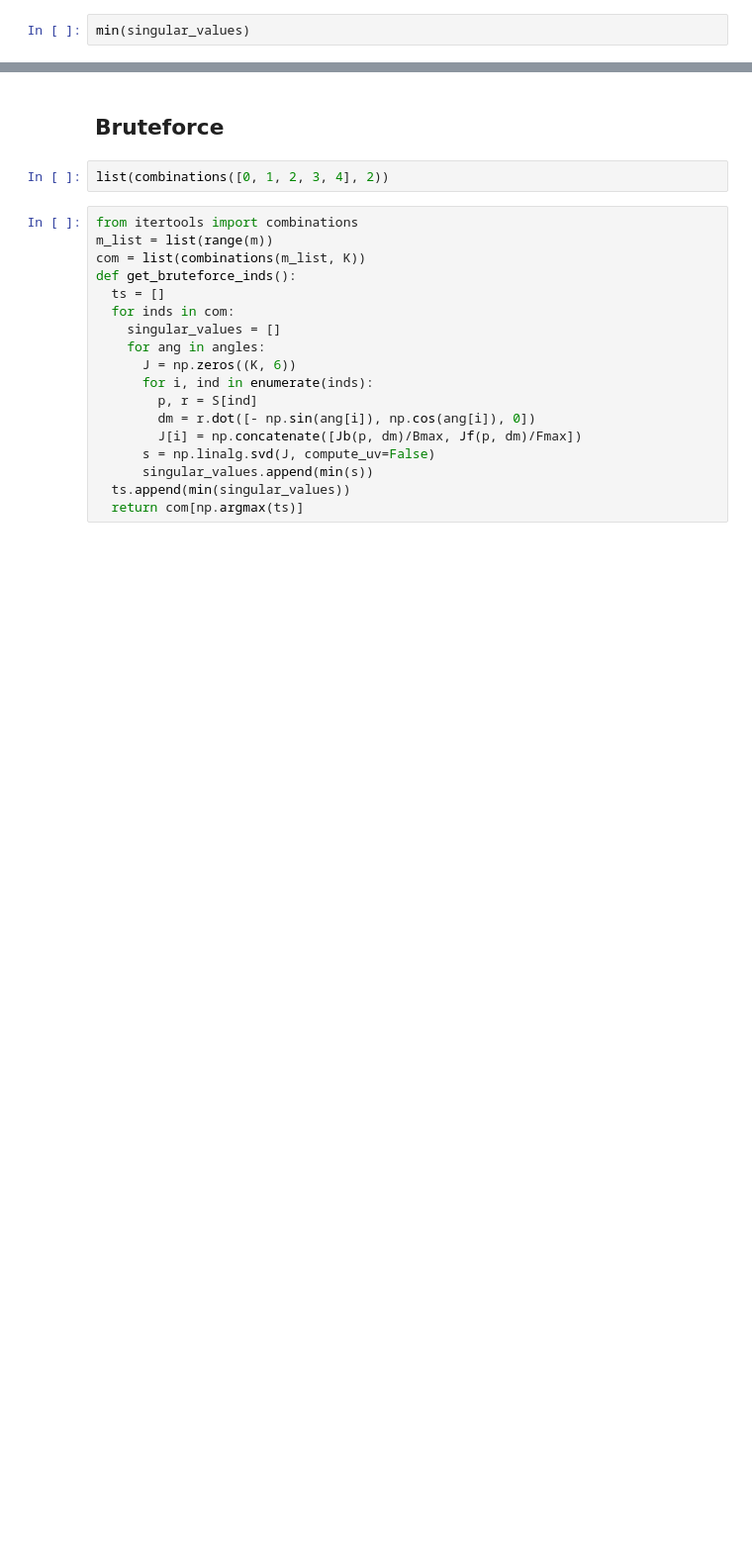
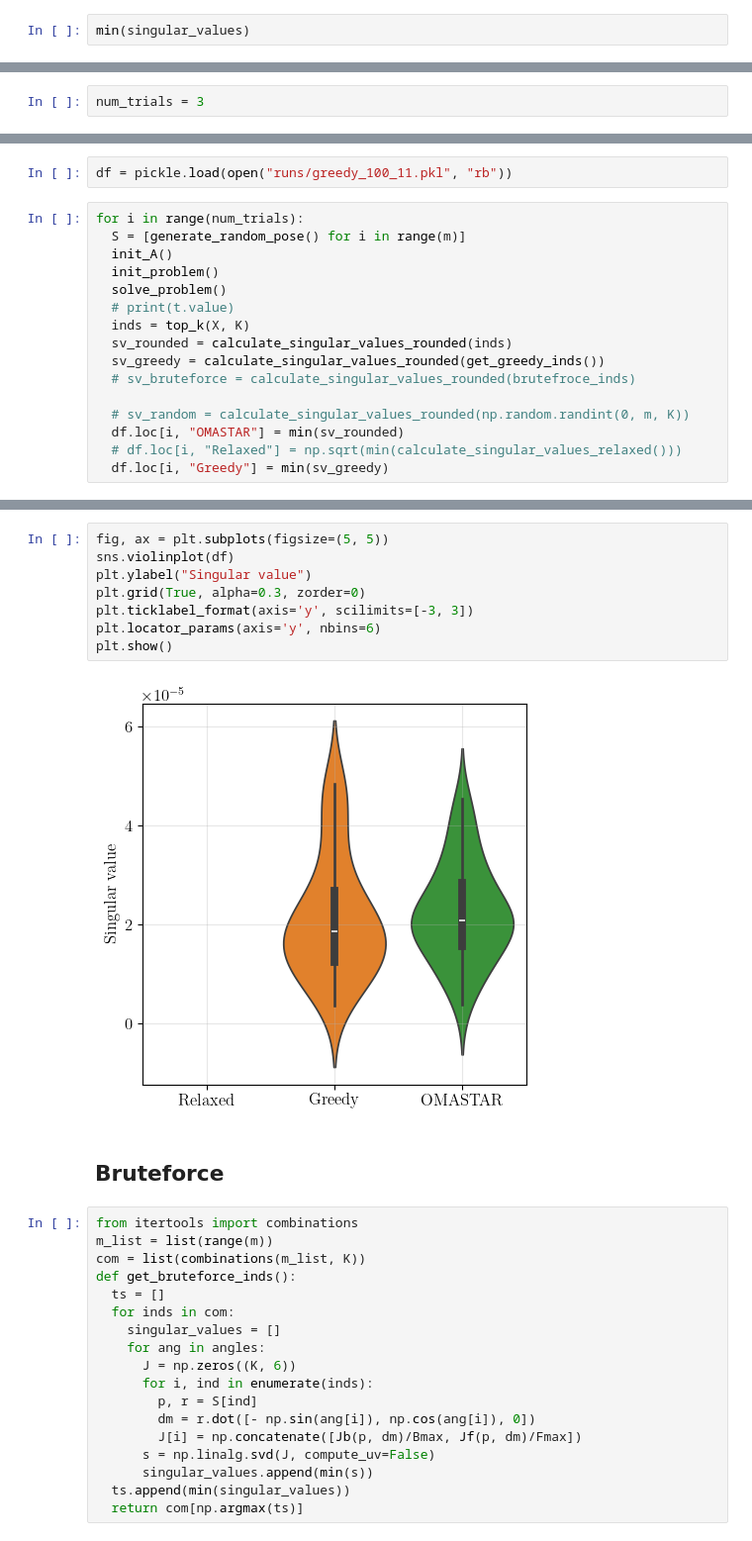
Before and after one commit to HeartLab-McMaster/MagnetOptimization, a Jupyter notebook: main.ipynb, the cells around one changed output, grey strips where cells are left out. Shown at 99% size. Cells and saved outputs as stored; diff of their text form; blank space fills up the shorter version.

```diff
--- a/main.ipynb
+++ b/main.ipynb
@@ -341,0 +400,2 @@ plt.show()
+# %%
+num_trials = 3
@@ -341,0 +406,18 @@ plt.show()
+# %%
+df = pickle.load(open("runs/greedy_100_11.pkl", "rb"))
+# %%
+for i in range(num_trials):
+  S = [generate_random_pose() for i in range(m)]
+  init_A()
+  init_problem()
+  solve_problem()
+  # print(t.value)
+  inds = top_k(X, K)
+  sv_rounded = calculate_singular_values_rounded(inds)
+  sv_greedy = calculate_singular_values_rounded(get_greedy_inds())
+  # sv_bruteforce = calculate_singular_values_rounded(brutefroce_inds)
+
+  # sv_random = calculate_singular_values_rounded(np.random.randint(0, m, K))
+  df.loc[i, "OMASTAR"] = min(sv_rounded)
+  # df.loc[i, "Relaxed"] = np.sqrt(min(calculate_singular_values_relaxed()))
+  df.loc[i, "Greedy"] = min(sv_greedy)
@@ -342,7 +428,15 @@ plt.show()
+# %%
+fig, ax = plt.subplots(figsize=(5, 5))
+sns.violinplot(df)
+plt.ylabel("Singular value")
+plt.grid(True, alpha=0.3, zorder=0)
+plt.ticklabel_format(axis='y', scilimits=[-3, 3])
+plt.locator_params(axis='y', nbins=6)
+plt.show()
+# %% [output]
+[figure, added]
 # %% [markdown]
 ## Bruteforce
-# %%
-list(combinations([0, 1, 2, 3, 4], 2))
 # %%
 from itertools import combinations
 m_list = list(range(m))
```
Also changed, not shown: parts of 41 cells of this notebook.
